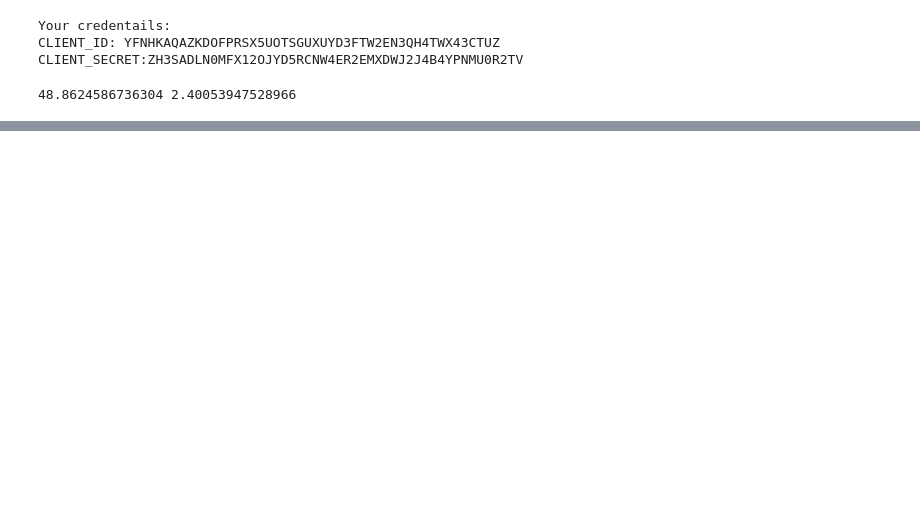
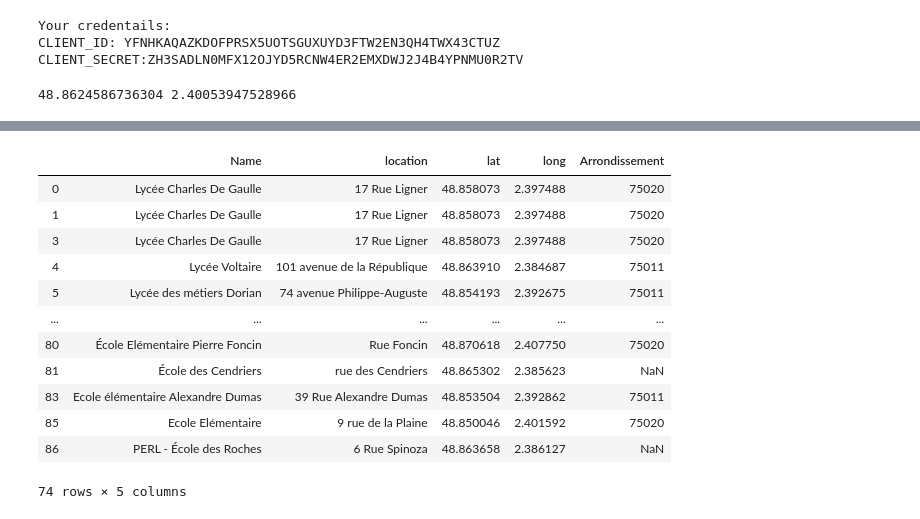
Before and after one commit to FRE89154/Final-Project, a Jupyter notebook: book.ipynb, the cells around one changed output, grey strips where cells are left out. Cells and saved outputs as stored; diff of their text form; code cells hidden in the pictures; blank space fills up the shorter version.

```diff
--- a/book.ipynb
+++ b/book.ipynb
@@ -177,0 +220,18 @@ venues_map
+# %%
+df_school_clean.drop_duplicates()
+df_school_clean.drop([2,6,7,14,18,19,26,30,31,68,79,82,84,87,88,89],axis=0, inplace = True)
+df_school_clean
+# %% [output]
+|  | Name | location | lat | long | Arrondissement |
+| 0 | Lycée Charles De Gaulle | 17 Rue Ligner | 48.858073 | 2.397488 | 75020 |
+| 1 | Lycée Charles De Gaulle | 17 Rue Ligner | 48.858073 | 2.397488 | 75020 |
+| 3 | Lycée Charles De Gaulle | 17 Rue Ligner | 48.858073 | 2.397488 | 75020 |
+| 4 | Lycée Voltaire | 101 avenue de la République | 48.863910 | 2.384687 | 75011 |
+| 5 | Lycée des métiers Dorian | 74 avenue Philippe-Auguste | 48.854193 | 2.392675 | 75011 |
+| ... | ... | ... | ... | ... | ... |
+| 80 | École Elémentaire Pierre Foncin | Rue Foncin | 48.870618 | 2.407750 | 75020 |
+| 81 | École des Cendriers | rue des Cendriers | 48.865302 | 2.385623 | NaN |
+| 83 | Ecole élémentaire Alexandre Dumas | 39 Rue Alexandre Dumas | 48.853504 | 2.392862 | 75011 |
+| 85 | Ecole Elémentaire | 9 rue de la Plaine | 48.850046 | 2.401592 | 75020 |
+| 86 | PERL - École des Roches | 6 Rue Spinoza | 48.863658 | 2.386127 | NaN |
+74 rows × 5 columns
```
Also changed, not shown: parts of 20 cells of this notebook.
